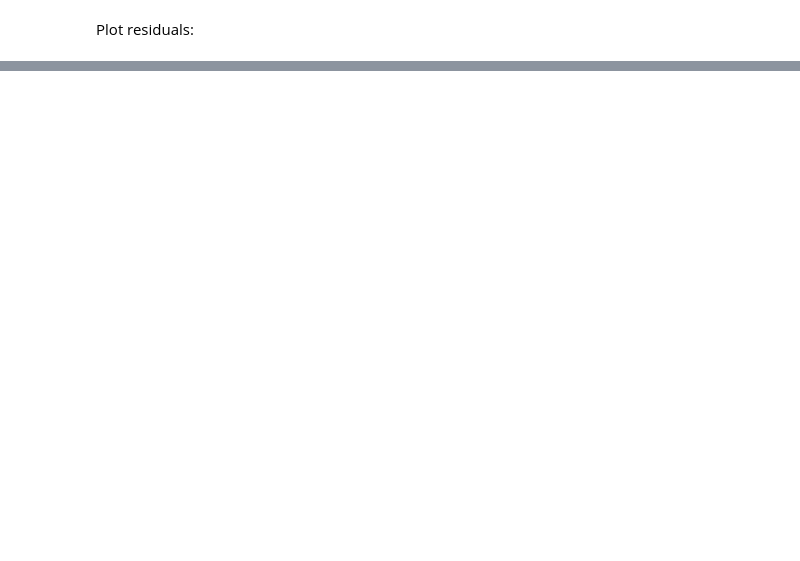
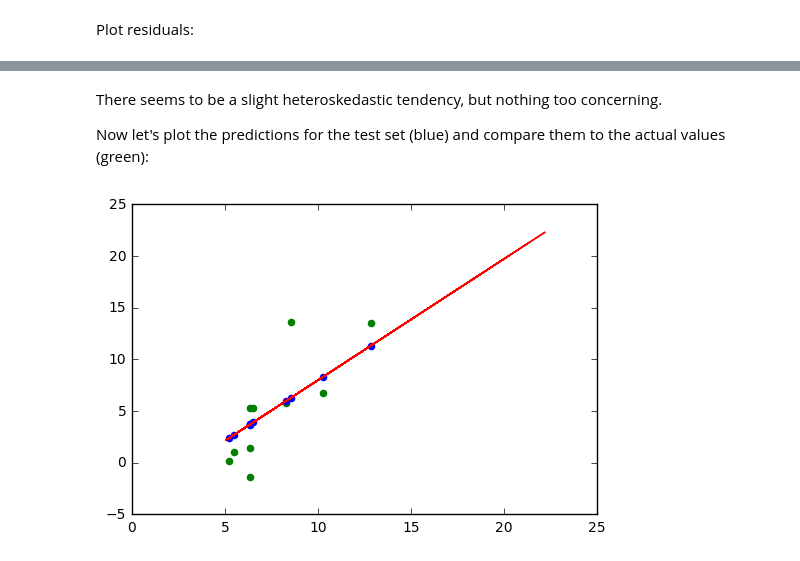
Before and after one commit to kwichmann/linear_regression_demo, a Jupyter notebook: challenge.ipynb, the cells around one changed output, grey strips where cells are left out. Cells and saved outputs as stored; diff of their text form; code cells hidden in the pictures; blank space fills up the shorter version.

```diff
--- a/challenge.ipynb
+++ b/challenge.ipynb
@@ -40,0 +43,11 @@ plt.scatter(X_train, y_train.subtract(reg.predict(X_train)))
+# %% [markdown]
+There seems to be a slight heteroskedastic tendency, but nothing too concerning.
+
+Now let's plot the predictions for the test set (blue) and compare them to the actual values (green):
+# %%
+plt.scatter(X_test, y_test, color = "Green")
+plt.plot(X_train, reg.predict(X_train), color = "Red")
+plt.scatter(X_test, reg.predict(X_test), color = "Blue")
+plt.show()
+# %% [output]
+[figure, added]
```
Also changed, not shown: parts of 6 cells of this notebook.
